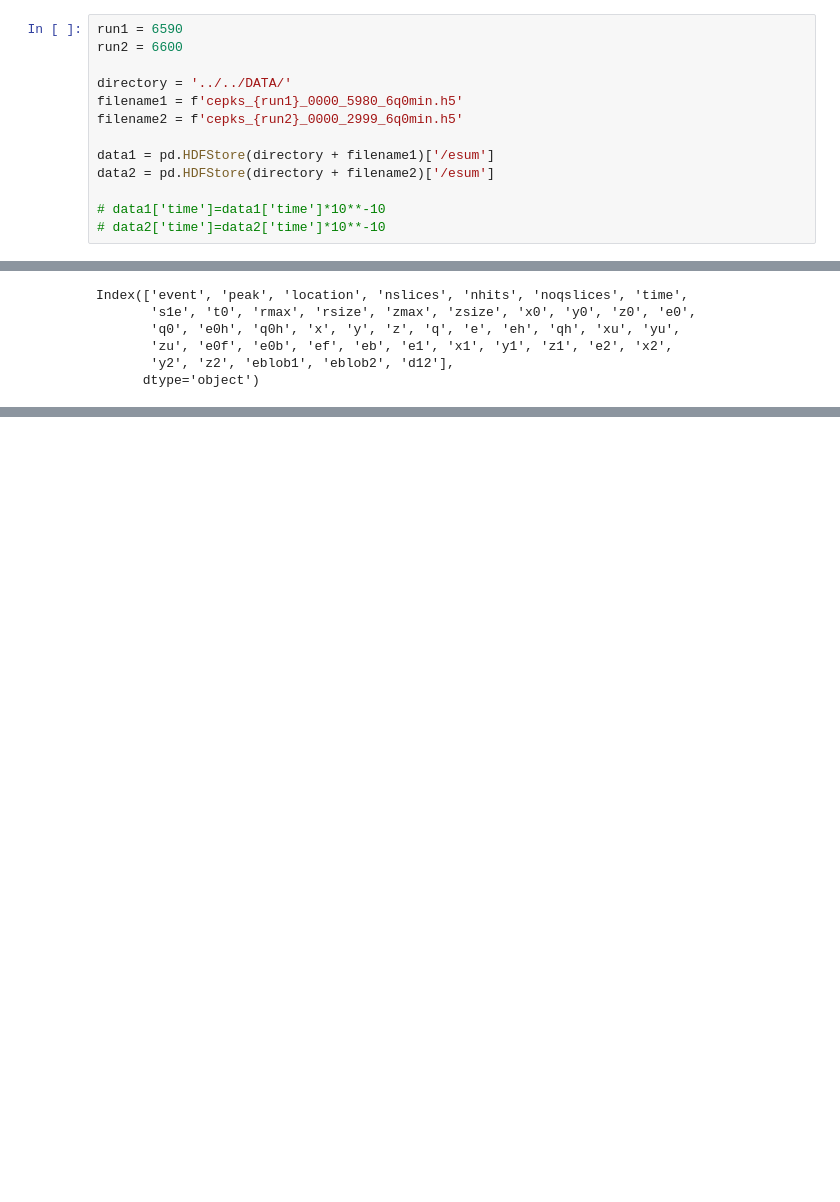
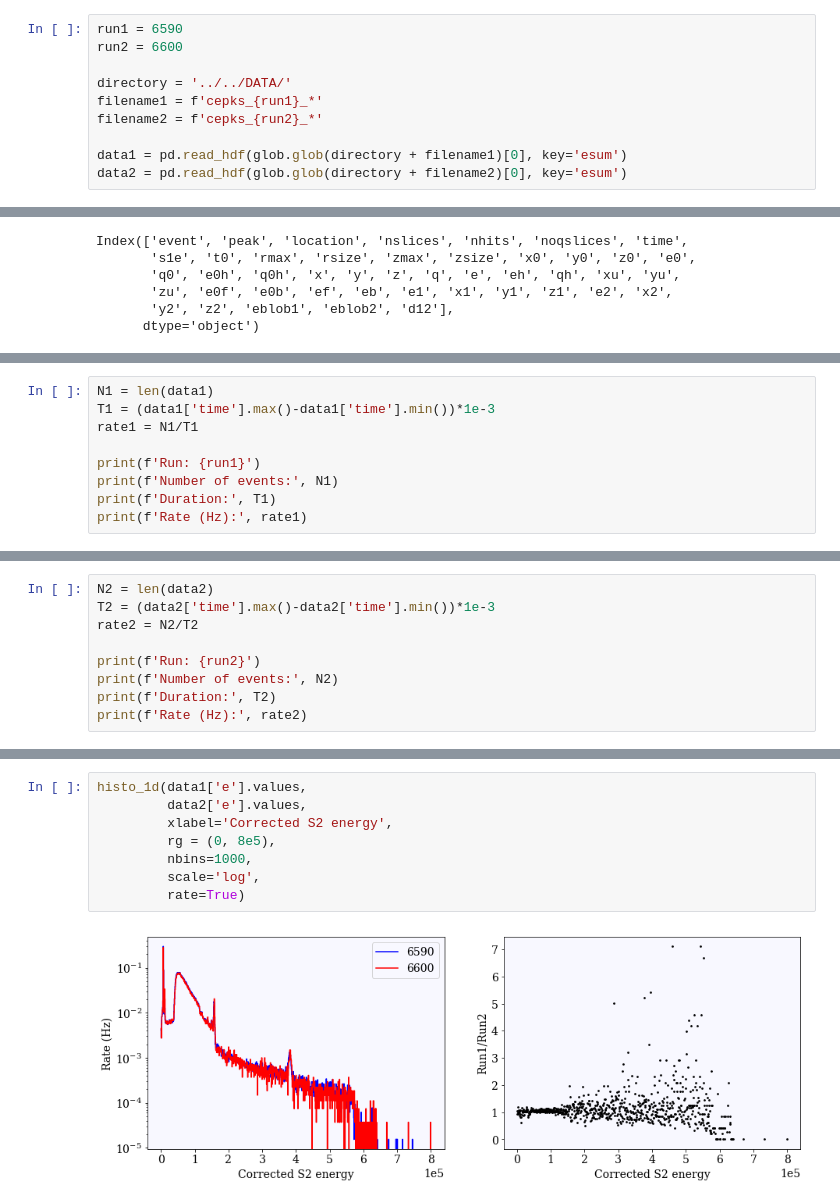
Before and after one commit to gondiaz/ICAROSNB, a Jupyter notebook: GDL/comparisons/6590_6600/Var_plots.ipynb, the cells around one changed output, grey strips where cells are left out. Cells and saved outputs as stored; diff of their text form; blank space fills up the shorter version.

Commit message:
update for visualization

```diff
--- a/GDL/comparisons/6590_6600/Var_plots.ipynb
+++ b/GDL/comparisons/6590_6600/Var_plots.ipynb
@@ -25,14 +77,11 @@ run1 = 6590
 run2 = 6600
 
 directory = '../../DATA/'
-filename1 = f'cepks_{run1}_0000_5980_6q0min.h5'
-filename2 = f'cepks_{run2}_0000_2999_6q0min.h5'
+filename1 = f'cepks_{run1}_*'
+filename2 = f'cepks_{run2}_*'
 
-data1 = pd.HDFStore(directory + filename1)['/esum']
-data2 = pd.HDFStore(directory + filename2)['/esum']
-
-# data1['time']=data1['time']*10**-10
-# data2['time']=data2['time']*10**-10
+data1 = pd.read_hdf(glob.glob(directory + filename1)[0], key='esum')
+data2 = pd.read_hdf(glob.glob(directory + filename2)[0], key='esum')
 # %%
 data1.keys()
 # %% [output]
@@ -200,0 +94,9 @@ histo_1d('z0', rg=(0, 1e3))
+# %%
+N1 = len(data1)
+T1 = (data1['time'].max()-data1['time'].min())*1e-3
+rate1 = N1/T1
+
+print(f'Run: {run1}')
+print(f'Number of events:', N1)
+print(f'Duration:', T1)
+print(f'Rate (Hz):', rate1)
@@ -200,0 +108,9 @@ histo_1d('z0', rg=(0, 1e3))
+# %%
+N2 = len(data2)
+T2 = (data2['time'].max()-data2['time'].min())*1e-3
+rate2 = N2/T2
+
+print(f'Run: {run2}')
+print(f'Number of events:', N2)
+print(f'Duration:', T2)
+print(f'Rate (Hz):', rate2)
@@ -200,0 +176,10 @@ histo_1d('z0', rg=(0, 1e3))
+# %%
+histo_1d(data1['e'].values,
+         data2['e'].values,
+         xlabel='Corrected S2 energy',
+         rg = (0, 8e5),
+         nbins=1000,
+         scale='log',
+         rate=True)
+# %% [output]
+[figure, added]
```
Also changed, not shown: parts of 40 cells of this notebook, 4 other files.
